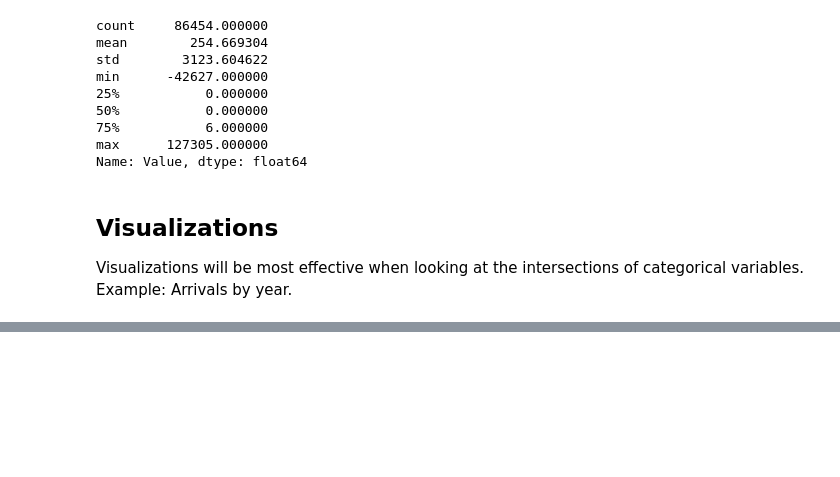
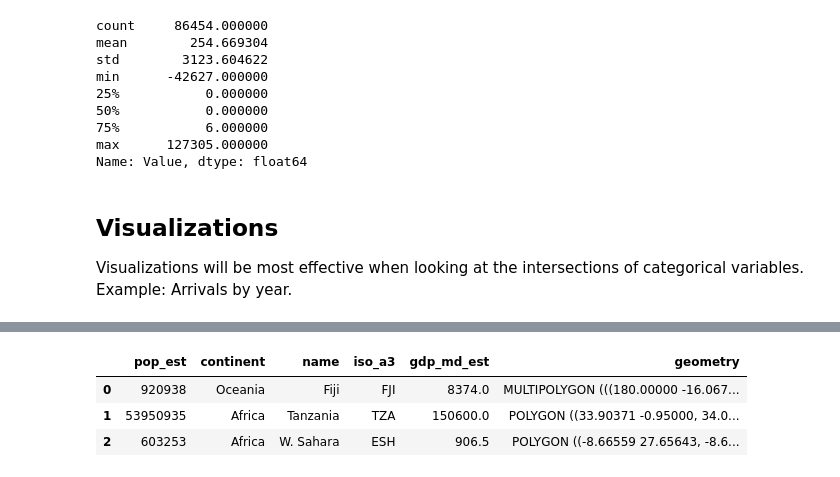
Before and after one commit to lammypi/Data-Science-Explorations, a Jupyter notebook: nz-migration-stats.ipynb, the cells around one changed output, grey strips where cells are left out. Saved outputs shown, nothing was run; the diff lists cells and outputs as text; code cells hidden in the pictures; blank space fills up the shorter version.

```diff
--- a/nz-migration-stats.ipynb
+++ b/nz-migration-stats.ipynb
@@ -235,0 +317,13 @@ print(tbl.tabulate(yearly_migration_summary,
+# %%
+### Arrivals world map
+# STEP 1: Add relevant geopandas data into clean_movement_df
+# Read in the world data
+world = gp.read_file(gp.datasets.get_path('naturalearth_lowres')) # Lowres earth file
+
+# Head
+world.head(3)
+# %% [output]
+|  | pop_est | continent | name | iso_a3 | gdp_md_est | geometry |
+| 0 | 920938 | Oceania | Fiji | FJI | 8374.0 | MULTIPOLYGON (((180.00000 -16.067... |
+| 1 | 53950935 | Africa | Tanzania | TZA | 150600.0 | POLYGON ((33.90371 -0.95000, 34.0... |
+| 2 | 603253 | Africa | W. Sahara | ESH | 906.5 | POLYGON ((-8.66559 27.65643, -8.6... |
```
Also changed, not shown: parts of 16 cells of this notebook.
